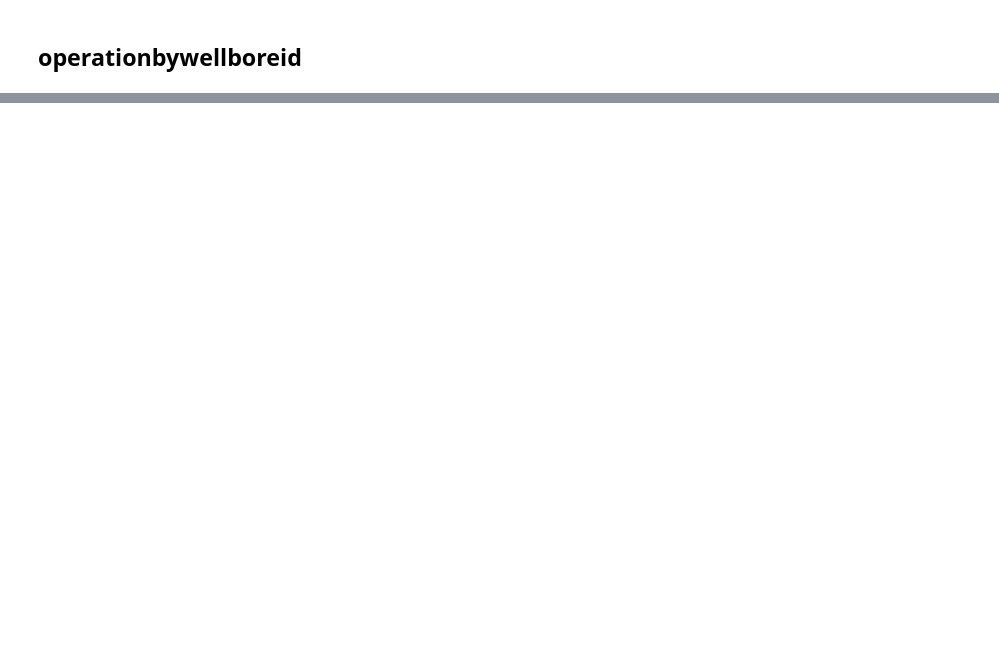
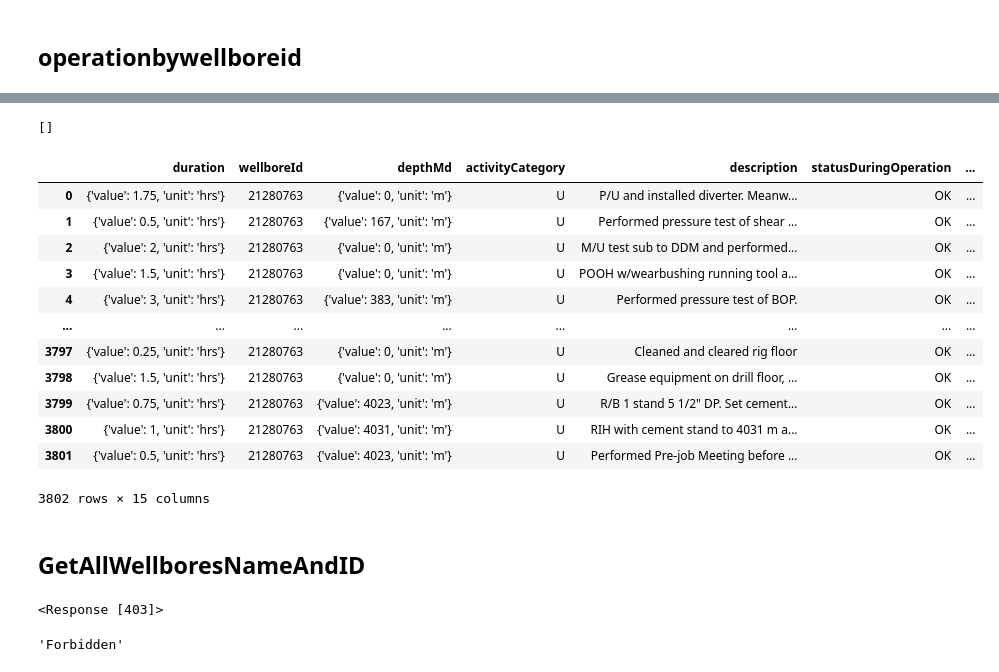
Before and after one commit to ISaxvik/JupyterNotebook, a Jupyter notebook: wellcomapi.ipynb, the cells around one changed output, grey strips where cells are left out. Cells and saved outputs as stored; diff of their text form; code cells hidden in the pictures; blank space fills up the shorter version.

```diff
--- a/wellcomapi.ipynb
+++ b/wellcomapi.ipynb
@@ -82,13 +83,12 @@ MICROSOFT_CLIENT_ID = "f8d31ee5-f70f-4d09-87bf-c1b9c339706f"
 MICROSOFT_TENANT_ID ="3aa4a235-b6e2-48d5-9195-7fcf05b459b0"
 
 CENTURIES_ID = "api://aa1ca650-2940-46cc-95cb-fe097023ec45"
-SCOPE = CENTURIES_ID + '/.default'
+SCOPE = RESOURCEID + '/.default'
 tokenurl = f'https://login.microsoftonline.com/{MICROSOFT_TENANT_ID}/oauth2/v2.0/token'
 callbackurl = 'https://www.getpostman.com/oauth2/callback'
 authurl = f'https://login.windows.net/common/oauth2/authorize?resource={{resourceId}}'
 
 TENANT = MICROSOFT_TENANT_ID
-AUTHORITY = f'https://login.microsoftonline.com/{MICROSOFT_TENANT_ID}/oauth2/v2.0/token' #https://login.microsoftonline.com/' + MICROSOFT_TENANT_ID +'/oauth2/v2.0/token'
 
 
 base_url ="https://api-dev.gateway.equinor.com/wellcom-data/v2"
@@ -146,0 +241,7 @@ GetAllOperations_response.reason
+# %%
+wellboreId = "164564925"
+GetWellboreByWellboreId_url = base_url +"/wellbores/"+wellboreId+"/pronova-operations"
+
+
+GetWellboreByWellboreId_response = requests.get(url=GetWellboreByWellboreId_url, headers=headers)
+GetWellboreByWellboreId_response
@@ -146,0 +250,3 @@ GetAllOperations_response.reason
+# %%
+pd_GetWellboreByWellboreId = pd.DataFrame(GetWellboreByWellboreId_response.json())
+pd_GetWellboreByWellboreId.head(2)
@@ -146,0 +269,38 @@ GetAllOperations_response.reason
+# %%
+GetWellboreByWellboreId_response.json()
+# %% [output]
+[]
+# %%
+pd_GetWellboreByWellboreId[['duration', 'wellboreId',
+       'depthMd', 'activityCategory', 'description', 'statusDuringOperation',
+       'statusEndOfOperation', 'waitReason', 'taskId', 'dailyReportPeriodId',
+       'incidentId', 'updateDate', 'activityName', 'sectionId', 'runInOut']]
+# %% [output]
+|  | duration | wellboreId | depthMd | activityCategory | description | statusDuringOperation | ... |
+| 0 | {'value': 1.75, 'unit': 'hrs'} | 21280763 | {'value': 0, 'unit': 'm'} | U | P/U and installed diverter. Meanw... | OK | ... |
+| 1 | {'value': 0.5, 'unit': 'hrs'} | 21280763 | {'value': 167, 'unit': 'm'} | U | Performed pressure test of shear ... | OK | ... |
+| 2 | {'value': 2, 'unit': 'hrs'} | 21280763 | {'value': 0, 'unit': 'm'} | U | M/U test sub to DDM and performed... | OK | ... |
+| 3 | {'value': 1.5, 'unit': 'hrs'} | 21280763 | {'value': 0, 'unit': 'm'} | U | POOH w/wearbushing running tool a... | OK | ... |
+| 4 | {'value': 3, 'unit': 'hrs'} | 21280763 | {'value': 383, 'unit': 'm'} | U | Performed pressure test of BOP. | OK | ... |
+| ... | ... | ... | ... | ... | ... | ... | ... |
+| 3797 | {'value': 0.25, 'unit': 'hrs'} | 21280763 | {'value': 0, 'unit': 'm'} | U | Cleaned and cleared rig floor | OK | ... |
+| 3798 | {'value': 1.5, 'unit': 'hrs'} | 21280763 | {'value': 0, 'unit': 'm'} | U | Grease equipment on drill floor, ... | OK | ... |
+| 3799 | {'value': 0.75, 'unit': 'hrs'} | 21280763 | {'value': 4023, 'unit': 'm'} | U | R/B 1 stand 5 1/2" DP. Set cement... | OK | ... |
+| 3800 | {'value': 1, 'unit': 'hrs'} | 21280763 | {'value': 4031, 'unit': 'm'} | U | RIH with cement stand to 4031 m a... | OK | ... |
+| 3801 | {'value': 0.5, 'unit': 'hrs'} | 21280763 | {'value': 4023, 'unit': 'm'} | U | Performed Pre-job Meeting before ... | OK | ... |
+3802 rows × 15 columns
+# %% [markdown]
+## GetAllWellboresNameAndID
+# %%
+
+GetAllWellboresNameAndID_url = base_url +"/wellboresnameandid"
+
+
+GetAllWellboresNameAndID_response = requests.get(url=GetAllWellboresNameAndID_url, headers=headers)
+GetAllWellboresNameAndID_response
+# %% [output]
+<Response [403]>
+# %%
+GetAllWellboresNameAndID_response.reason
+# %% [output]
+'Forbidden'
```
Also changed, not shown: parts of 18 cells of this notebook.
